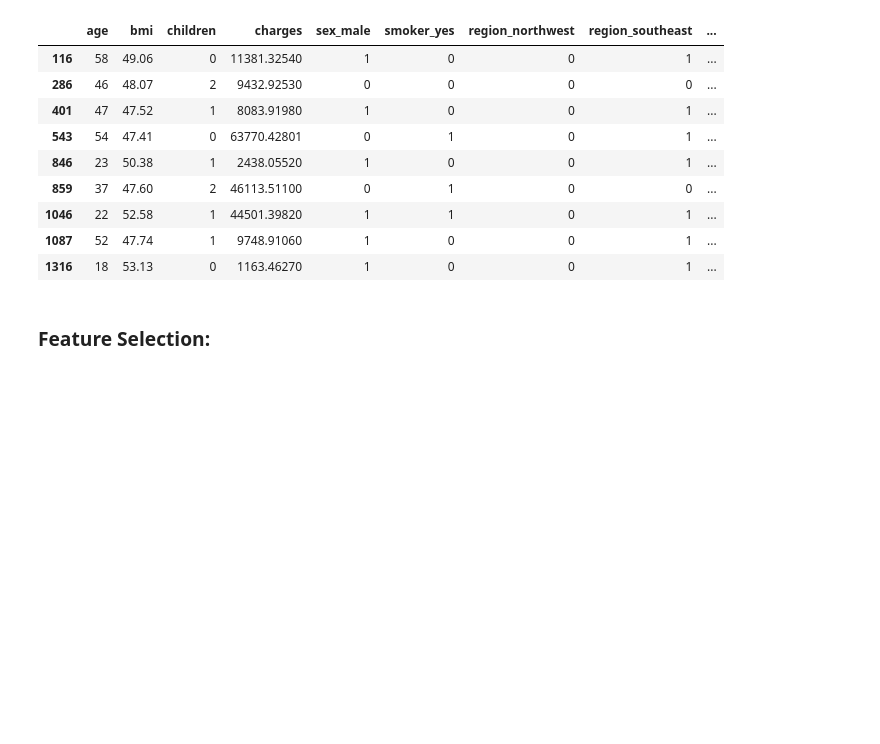
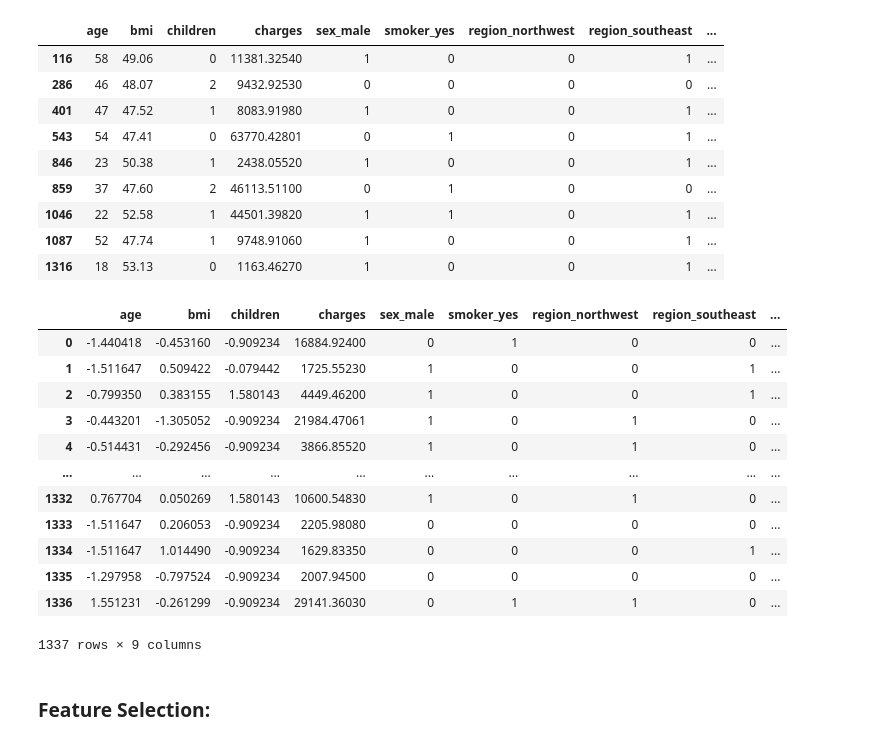
Before and after one commit to rajasinghj37/Insurance-Cost-Prediction, a Jupyter notebook: PRCP-1021-InsCostPred.ipynb, the cells around one changed output. Saved outputs shown, nothing was run; the diff lists cells and outputs as text; code cells hidden in the pictures; blank space fills up the shorter version.

```diff
--- a/PRCP-1021-InsCostPred.ipynb
+++ b/PRCP-1021-InsCostPred.ipynb
@@ -346,4 +349,20 @@ ins_df[(ins_df['bmi'] <= 13.67) | (ins_df['bmi'] >= 47.32)]
 | 1316 | 18 | 53.13 | 0 | 1163.46270 | 1 | 0 | 0 | 1 | ... |
 # %%
 # Step 5 Scaling the continous variable
-#Intentionally skipping this step
+scaler = StandardScaler()
+ins_df.iloc[:,:-6]= scaler.fit_transform(ins_df.iloc[:,:-6])
+ins_df
+# %% [output]
+|  | age | bmi | children | charges | sex_male | smoker_yes | region_northwest | region_southeast | ... |
+| 0 | -1.440418 | -0.453160 | -0.909234 | 16884.92400 | 0 | 1 | 0 | 0 | ... |
+| 1 | -1.511647 | 0.509422 | -0.079442 | 1725.55230 | 1 | 0 | 0 | 1 | ... |
+| 2 | -0.799350 | 0.383155 | 1.580143 | 4449.46200 | 1 | 0 | 0 | 1 | ... |
+| 3 | -0.443201 | -1.305052 | -0.909234 | 21984.47061 | 1 | 0 | 1 | 0 | ... |
+| 4 | -0.514431 | -0.292456 | -0.909234 | 3866.85520 | 1 | 0 | 1 | 0 | ... |
+| ... | ... | ... | ... | ... | ... | ... | ... | ... | ... |
+| 1332 | 0.767704 | 0.050269 | 1.580143 | 10600.54830 | 1 | 0 | 1 | 0 | ... |
+| 1333 | -1.511647 | 0.206053 | -0.909234 | 2205.98080 | 0 | 0 | 0 | 0 | ... |
+| 1334 | -1.511647 | 1.014490 | -0.909234 | 1629.83350 | 0 | 0 | 0 | 1 | ... |
+| 1335 | -1.297958 | -0.797524 | -0.909234 | 2007.94500 | 0 | 0 | 0 | 0 | ... |
+| 1336 | 1.551231 | -0.261299 | -0.909234 | 29141.36030 | 0 | 1 | 1 | 0 | ... |
+1337 rows × 9 columns
```
Also changed, not shown: parts of 32 cells of this notebook.
